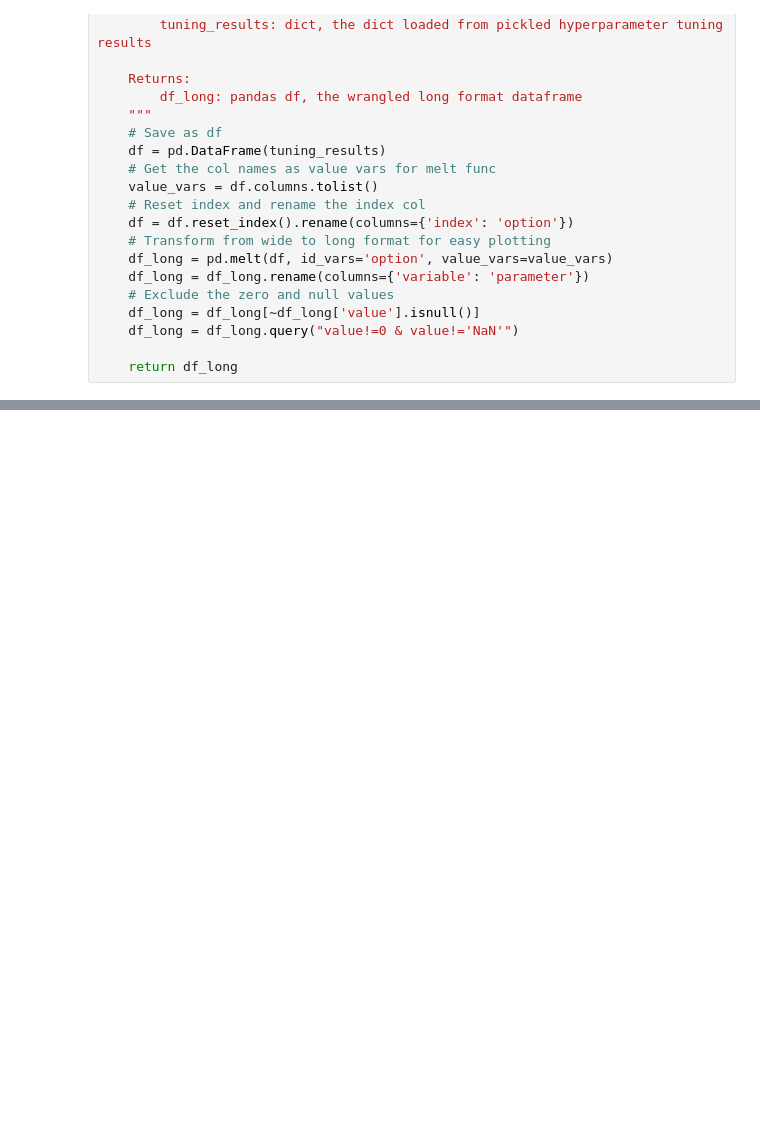
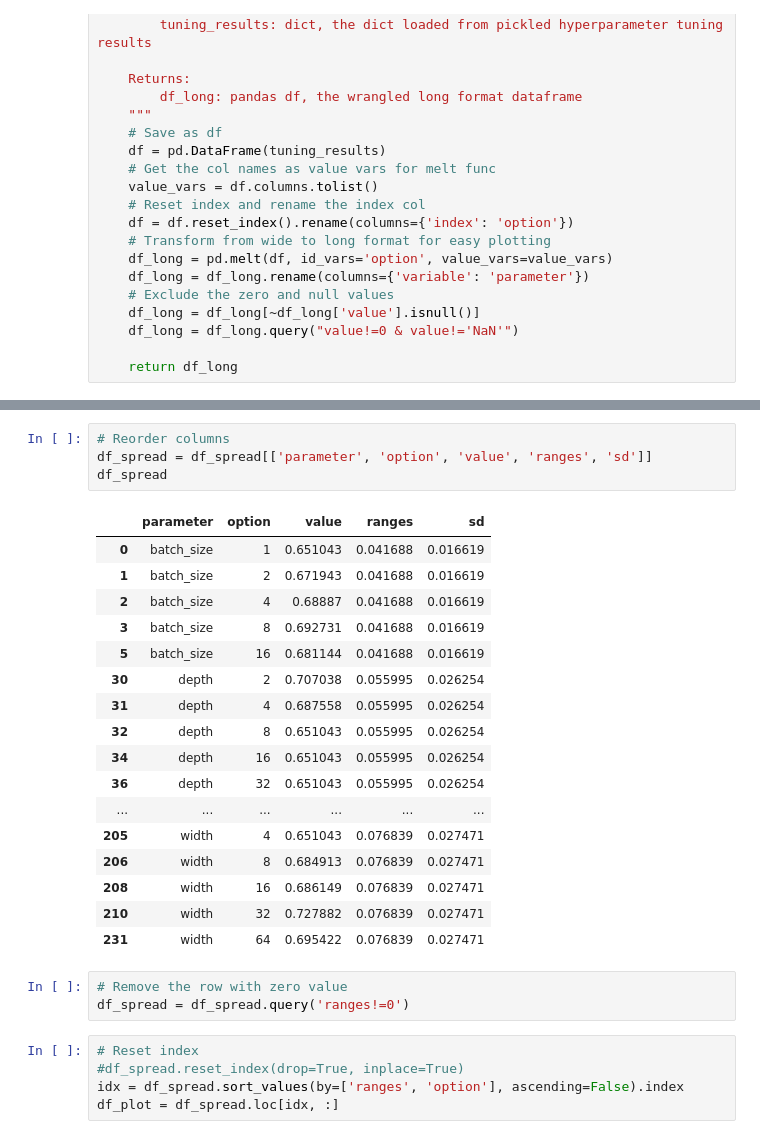
Before and after one commit to georgeliu1998/keras_model_tuning, a Jupyter notebook: keras.ipynb, the cells around one changed output, grey strips where cells are left out. Drawn from its saved outputs; the diff is of its cells as text; blank space fills up the shorter version.

```diff
--- a/keras.ipynb
+++ b/keras.ipynb
@@ -446,0 +410,30 @@ plt.show()
+# %%
+# Reorder columns
+df_spread = df_spread[['parameter', 'option', 'value', 'ranges', 'sd']]
+df_spread
+# %% [output]
+|  | parameter | option | value | ranges | sd |
+| 0 | batch_size | 1 | 0.651043 | 0.041688 | 0.016619 |
+| 1 | batch_size | 2 | 0.671943 | 0.041688 | 0.016619 |
+| 2 | batch_size | 4 | 0.68887 | 0.041688 | 0.016619 |
+| 3 | batch_size | 8 | 0.692731 | 0.041688 | 0.016619 |
+| 5 | batch_size | 16 | 0.681144 | 0.041688 | 0.016619 |
+| 30 | depth | 2 | 0.707038 | 0.055995 | 0.026254 |
+| 31 | depth | 4 | 0.687558 | 0.055995 | 0.026254 |
+| 32 | depth | 8 | 0.651043 | 0.055995 | 0.026254 |
+| 34 | depth | 16 | 0.651043 | 0.055995 | 0.026254 |
+| 36 | depth | 32 | 0.651043 | 0.055995 | 0.026254 |
+| ... | ... | ... | ... | ... | ... |
+| 205 | width | 4 | 0.651043 | 0.076839 | 0.027471 |
+| 206 | width | 8 | 0.684913 | 0.076839 | 0.027471 |
+| 208 | width | 16 | 0.686149 | 0.076839 | 0.027471 |
+| 210 | width | 32 | 0.727882 | 0.076839 | 0.027471 |
+| 231 | width | 64 | 0.695422 | 0.076839 | 0.027471 |
+# %%
+# Remove the row with zero value
+df_spread = df_spread.query('ranges!=0')
+# %%
+# Reset index
+#df_spread.reset_index(drop=True, inplace=True)
+idx = df_spread.sort_values(by=['ranges', 'option'], ascending=False).index
+df_plot = df_spread.loc[idx, :]
```
Also changed, not shown: parts of 20 cells of this notebook.
